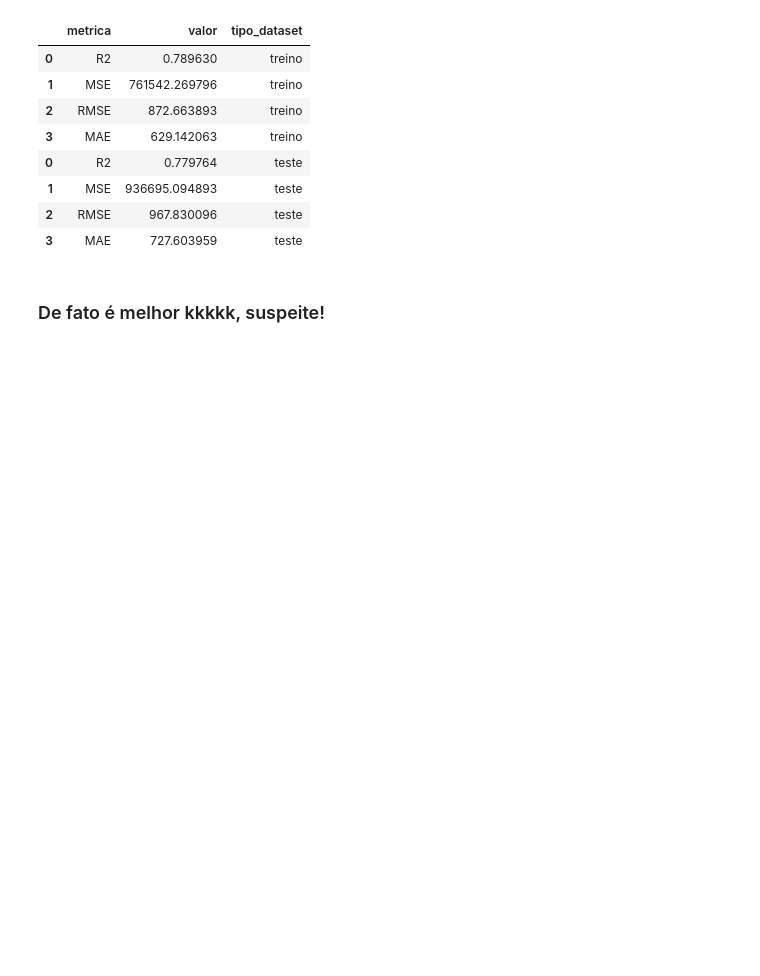
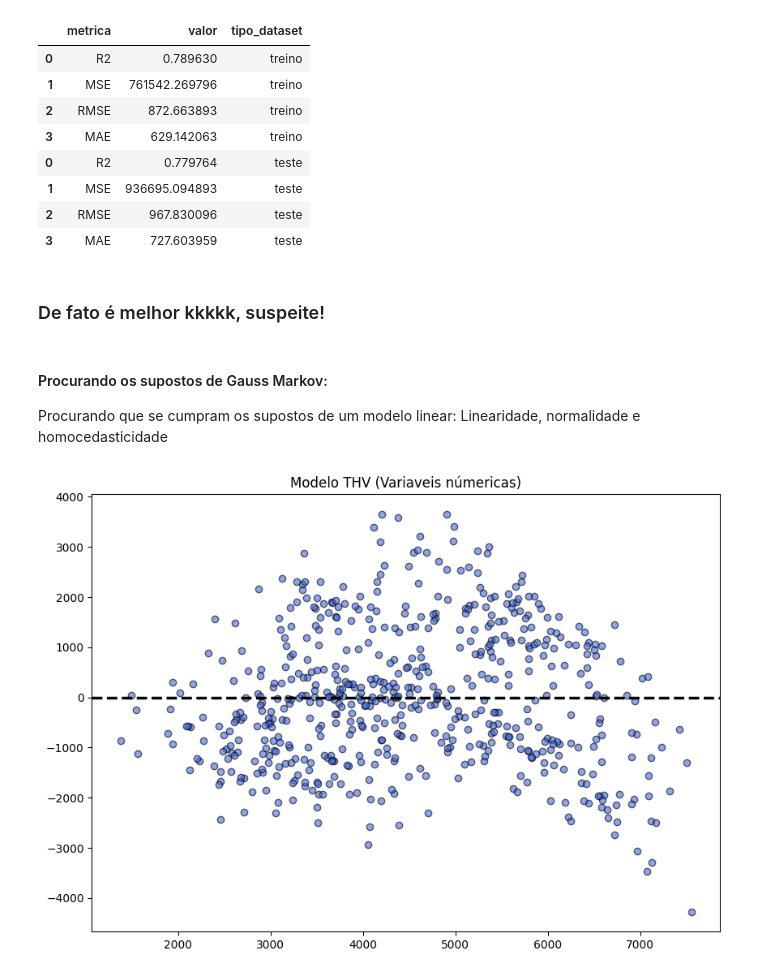
Before and after one commit to Diegorugev/modelos-interpretables, a Jupyter notebook: Linear_bike_int.ipynb, the cells around one changed output. Cells and saved outputs as stored; diff of their text form; code cells hidden in the pictures; blank space fills up the shorter version.

```diff
--- a/Linear_bike_int.ipynb
+++ b/Linear_bike_int.ipynb
@@ -802,3 +806,19 @@ pd.concat([performance_train_2011, performance_test_2011])
 | 3 | MAE | 727.603959 | teste |
 # %% [markdown]
 ### De fato é melhor kkkkk, suspeite!
+# %% [markdown]
+#### Procurando os supostos de Gauss Markov:
+
+
+Procurando que se cumpram os supostos de um modelo linear: Linearidade, normalidade e homocedasticidade
+# %%
+residuos_1 = y_train - y_train_thv
+# %%
+# fazemos o gráfico predição vs residuos (supuestos de Gauss-Markov )
+plt.figure(figsize=(10,7))
+plt.scatter(x=y_train_thv, y=residuos_1,
+            alpha=0.6, c='royalblue', edgecolor='black')
+plt.axhline(y=0, c='black', ls='--', linewidth=2.5)
+plt.title("Modelo THV (Variaveis númericas)");
+# %% [output]
+[figure, added]
```
Also changed, not shown: parts of 6 cells of this notebook.
